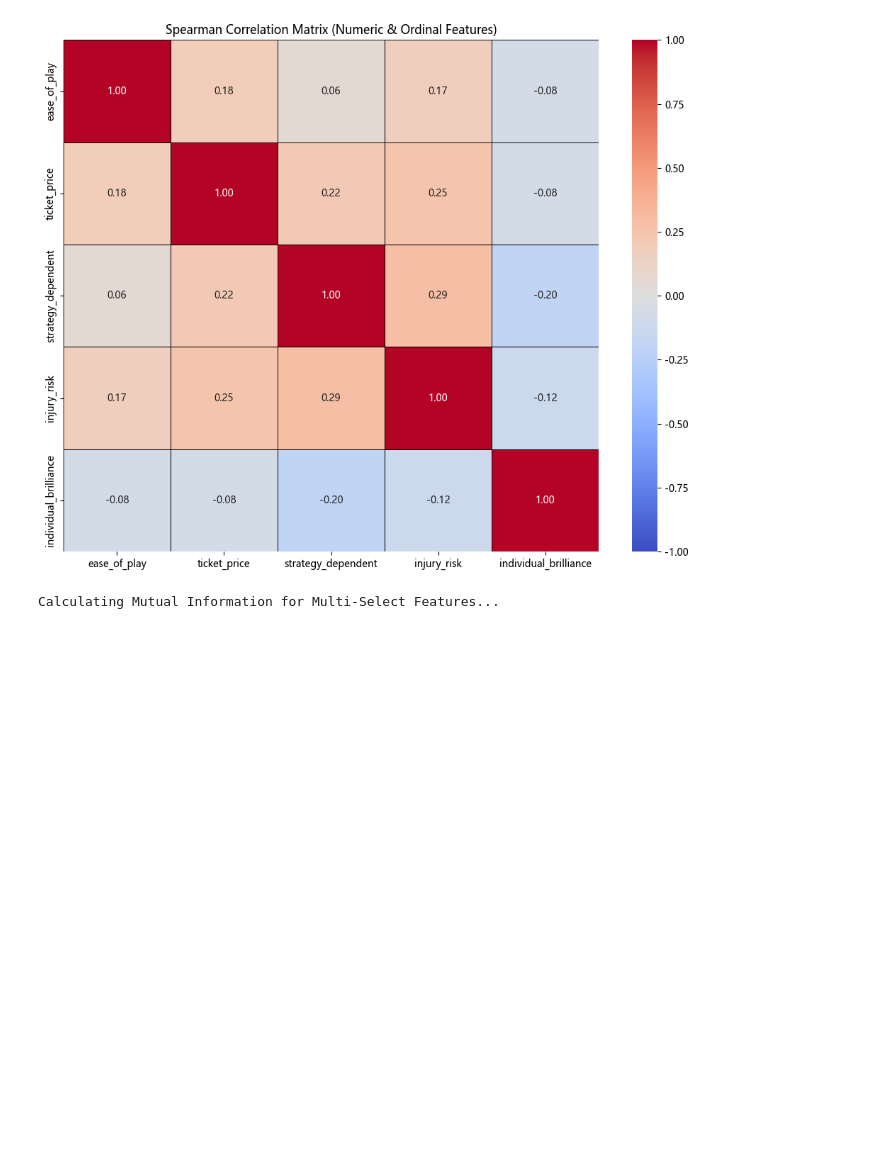
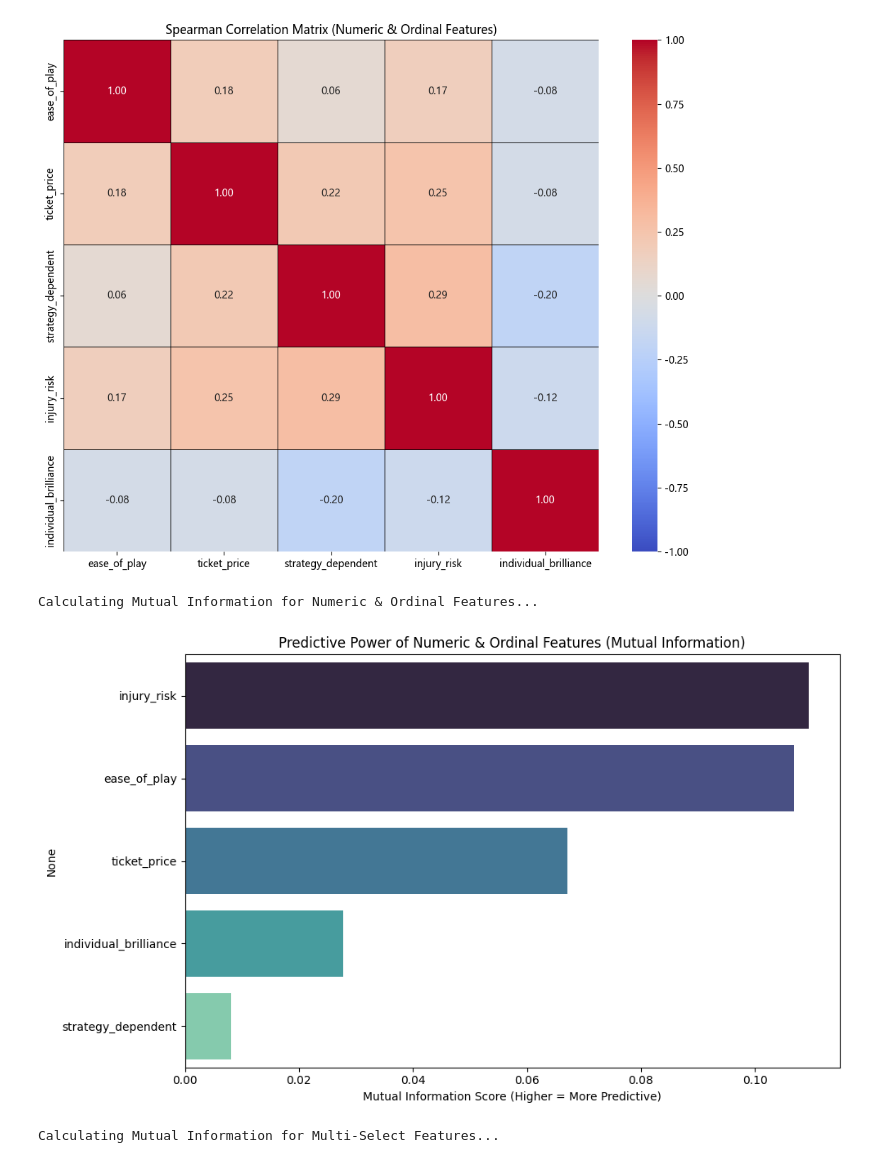
Before and after one commit to Lapis-Lazuli-31415/CSC311-Project, a Jupyter notebook: src/data_exploration.ipynb, the cells around one changed output. Saved outputs shown, nothing was run; the diff lists cells and outputs as text; code cells hidden in the pictures; blank space fills up the shorter version.

Commit message:
MI for numerical and ordinal

```diff
--- a/src/data_exploration.ipynb
+++ b/src/data_exploration.ipynb
@@ -269,6 +269,53 @@ plt.tight_layout()
 plt.show()
 # %% [output]
 [figure]
+# %%
+import pandas as pd
+import matplotlib.pyplot as plt
+import seaborn as sns
+from sklearn.feature_selection import mutual_info_classif
+
+# 1. Create a clean temporary DataFrame
+predict_df = train_df.dropna(subset=['label']).copy()
+y_target = predict_df['label'].astype('category').cat.codes
+
+# 2. Extract ticket price
+predict_df['ticket_price'] = predict_df['ticket_price'].astype(str).str.extract(r'(\d+\.?\d*)')[0]
+predict_df['ticket_price'] = pd.to_numeric(predict_df['ticket_price'], errors='coerce')
+
+# 3. Map Likert strings to numbers
+likert_mapping = {'Strongly disagree': 1, 'Disagree': 2, 'Neutral': 3, 'Agree': 4, 'Strongly agree': 5}
+likert_cols = ['strategy_dependent', 'injury_risk', 'individual_brilliance']
+for col in likert_cols:
+    predict_df[col] = predict_df[col].map(likert_mapping)
+
+# 4. Isolate the features and fill missing values with the median
+numeric_ordinal_cols = ['ease_of_play', 'ticket_price'] + likert_cols
+X_num = predict_df[numeric_ordinal_cols]
+X_num = X_num.fillna(X_num.median())
+
+# 5. Calculate Mutual Information
+print("Calculating Mutual Information for Numeric & Ordinal Features...")
+mi_scores = mutual_info_classif(X_num, y_target, random_state=42)
+
+# 6. Plot the results
+num_results = pd.Series(mi_scores, index=numeric_ordinal_cols).sort_values(ascending=False)
+
+plt.figure(figsize=(10, 6))
+sns.barplot(
+    x=num_results.values,
+    y=num_results.index,
+    hue=num_results.index,
+    legend=False,
+    palette='mako'
+)
+plt.title("Predictive Power of Numeric & Ordinal Features (Mutual Information)")
+plt.xlabel("Mutual Information Score (Higher = More Predictive)")
+plt.tight_layout()
+plt.show()
+# %% [output]
+Calculating Mutual Information for Numeric & Ordinal Features...
+[figure, added]
 # %%
 import pandas as pd
 import matplotlib.pyplot as plt
```
